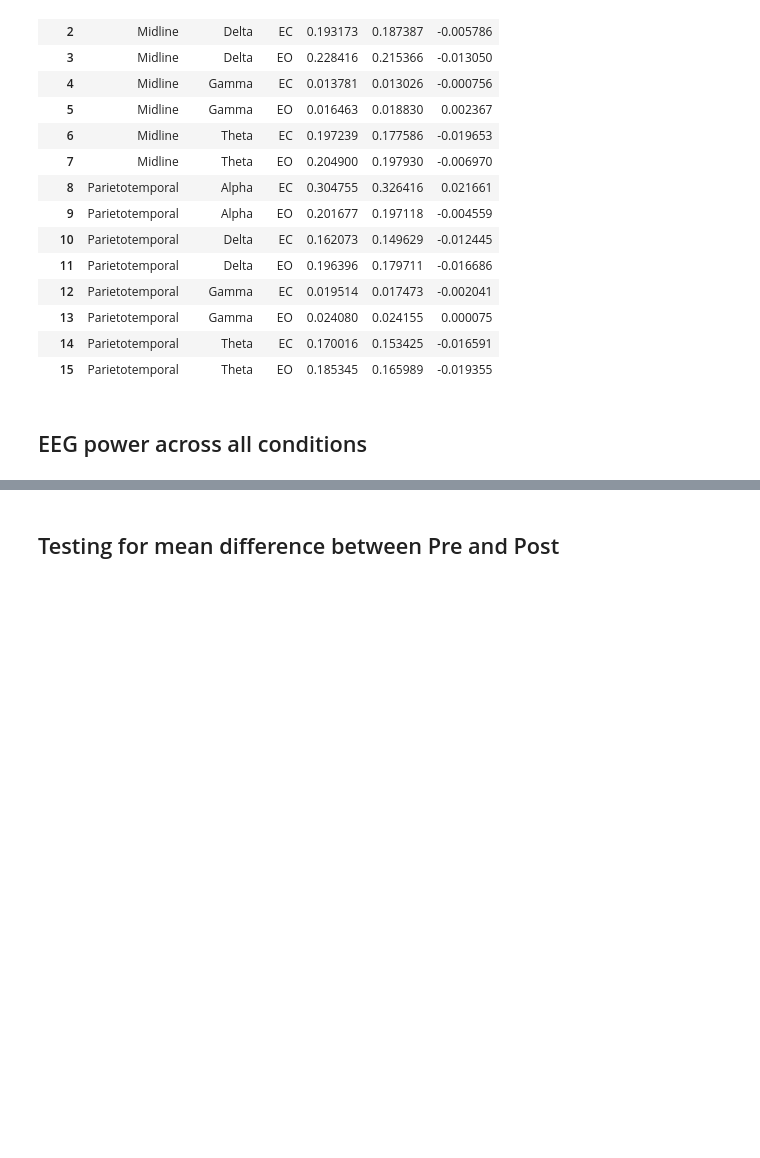
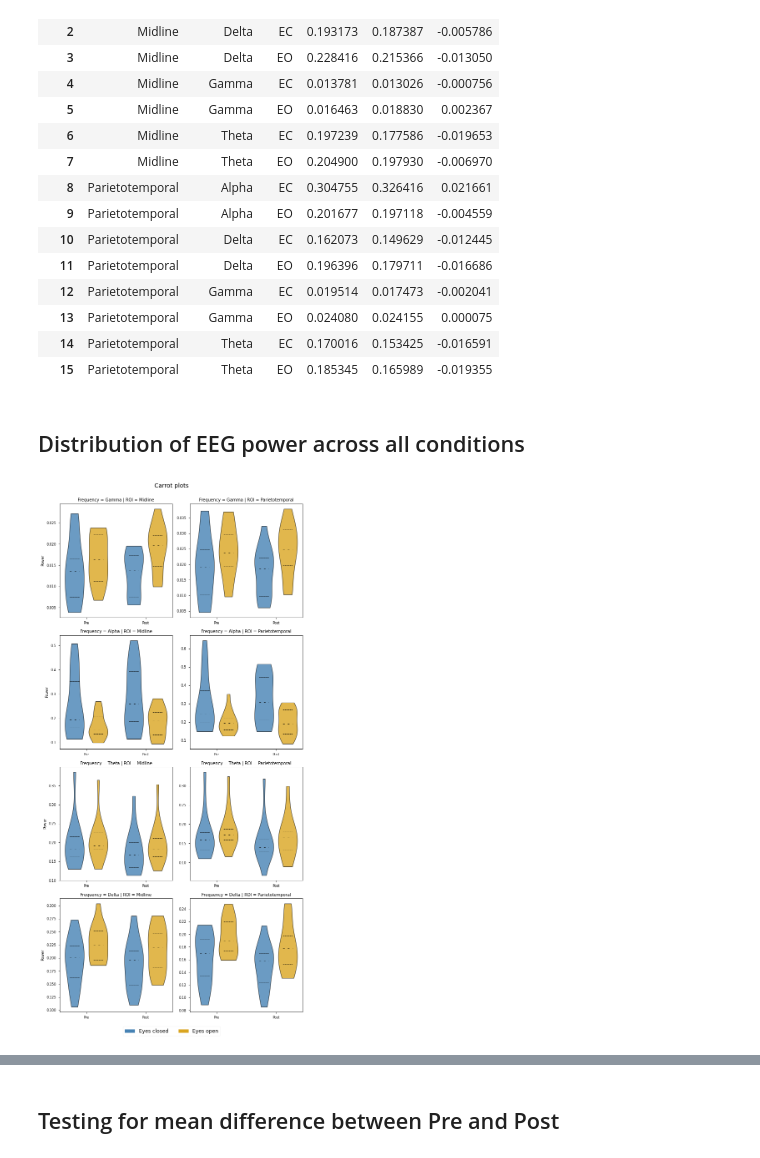
Before and after one commit to ElectronicsArchiver/tewa1_cogpsy_python, a Jupyter notebook: final_project_dataset_1.ipynb, the cells around one changed output, grey strips where cells are left out. Drawn from its saved outputs; the diff is of its cells as text; code cells hidden in the pictures; blank space fills up the shorter version.

```diff
--- a/final_project_dataset_1.ipynb
+++ b/final_project_dataset_1.ipynb
@@ -117,4 +117,68 @@ df_grp
 | 14 | Parietotemporal | Theta | EC | 0.170016 | 0.153425 | -0.016591 |
 | 15 | Parietotemporal | Theta | EO | 0.185345 | 0.165989 | -0.019355 |
 # %% [markdown]
-## EEG power across all conditions
+## Distribution of EEG power across all conditions
+# %%
+plt.style.use('seaborn-paper')
+
+violin_times = df.Time.unique()
+violin_rois = df.ROI.unique()
+violin_eyes = ["EC", "EO"]
+violin_frequencies = df.Frequency.unique()
+
+fig, axs = plt.subplots(4, 2, figsize=(9, 18))
+
+for i_roi, violin_roi in enumerate(violin_rois):
+    for i_freq, violin_freq in enumerate(violin_frequencies):
+        for i_time, violin_time in enumerate(violin_times):
+
+            violin_data = df.loc[
+                (df["ROI"]==violin_roi) &
+                (df["Frequency"]==violin_freq),
+                ["Eyes", "Time", "Power"]].reset_index().pivot(index=["id", "Time"], columns="Eyes", values="Power").reset_index()
+
+            vp = axs[i_freq][i_roi].violinplot(
+                violin_data.loc[violin_data["Time"] == violin_time, violin_eyes],
+                positions=[2.5*i_time, 2.5*i_time+1],
+                vert=True,
+                widths=.8,
+                showextrema=False,
+                showmedians=False,
+                quantiles=[[.25, .5, .75], [.25, .5, .75]]
+            )
+
+
+            for violin_bodies in vp['bodies']:
+                violin_bodies.set_edgecolor("black")
+                violin_bodies.set_linewidth(1)
+                violin_bodies.set_alpha(.8)
+
+
+            vp["bodies"][0].set_facecolor("steelblue")
+            vp["bodies"][1].set_facecolor("goldenrod")
+            vp["cquantiles"].set_linewidth(0.75)
+            vp["cquantiles"].set_edgecolor("black")
+            vp["cquantiles"].set_linestyle(["dashed", (0, (5, 10)),"dashed"])
+            vp["cquantiles"].set_rasterized(10)
+
+        axs[i_freq][i_roi].set_title(f"Frequency = {violin_freq} | ROI = {violin_roi}", fontsize=10)
+        axs[i_freq][i_roi].set_xticks([0.5, 3], violin_times)
+        axs[i_freq][0].set_ylabel("Power")
+
+
+# Labels to use in the legend for each line
+labels = ["in 2019", "in 2020"]
+
+# Title for subplots
+fig.suptitle('Carrot plots', fontsize=14, y=1)
+
+import matplotlib.patches as mpatches
+
+l1 = mpatches.Patch(color='steelblue', label='Eyes closed')
+l2 = mpatches.Patch(color='goldenrod', label='Eyes open')
+
+fig.legend(handles=[l1, l2], loc="upper center", bbox_to_anchor=(0.5, 0), fontsize=12, ncol=2)
+
+plt.tight_layout()
+# %% [output]
+[figure, added]
```
Also changed, not shown: parts of 3 cells of this notebook.
